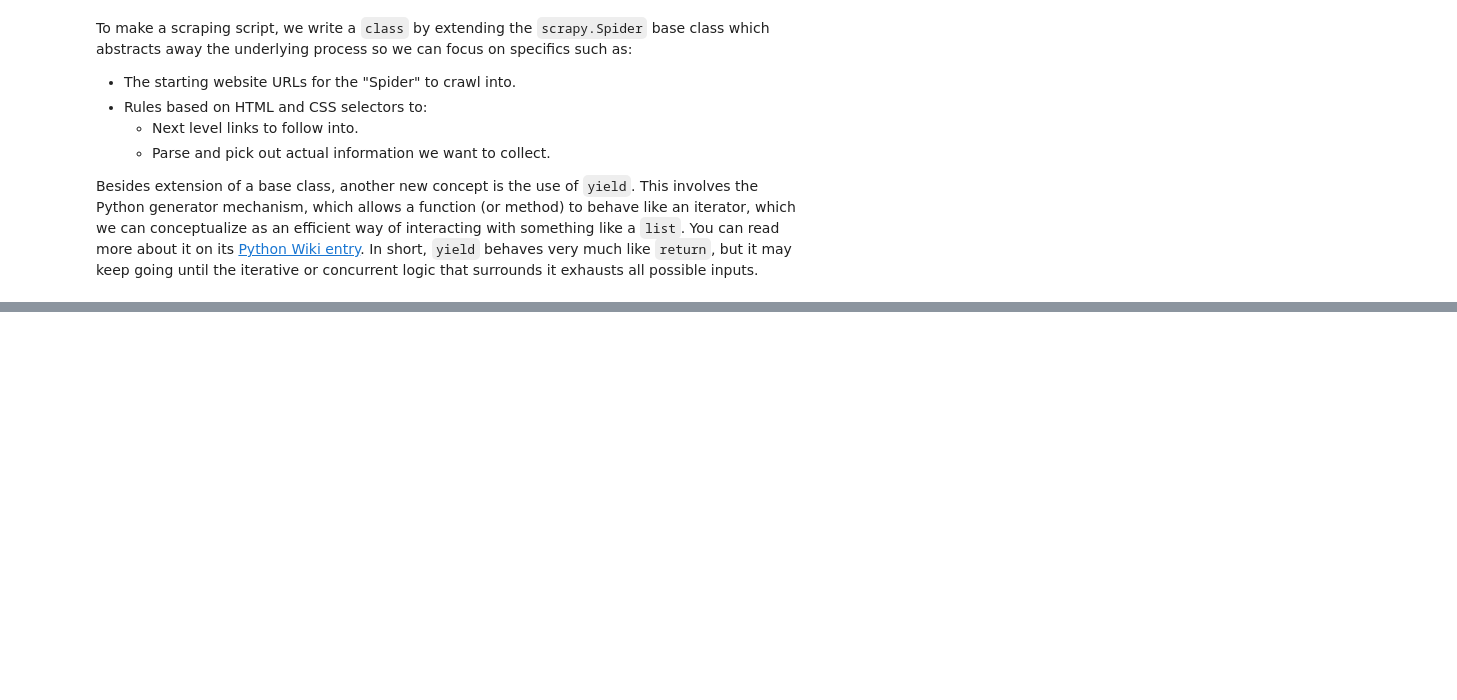
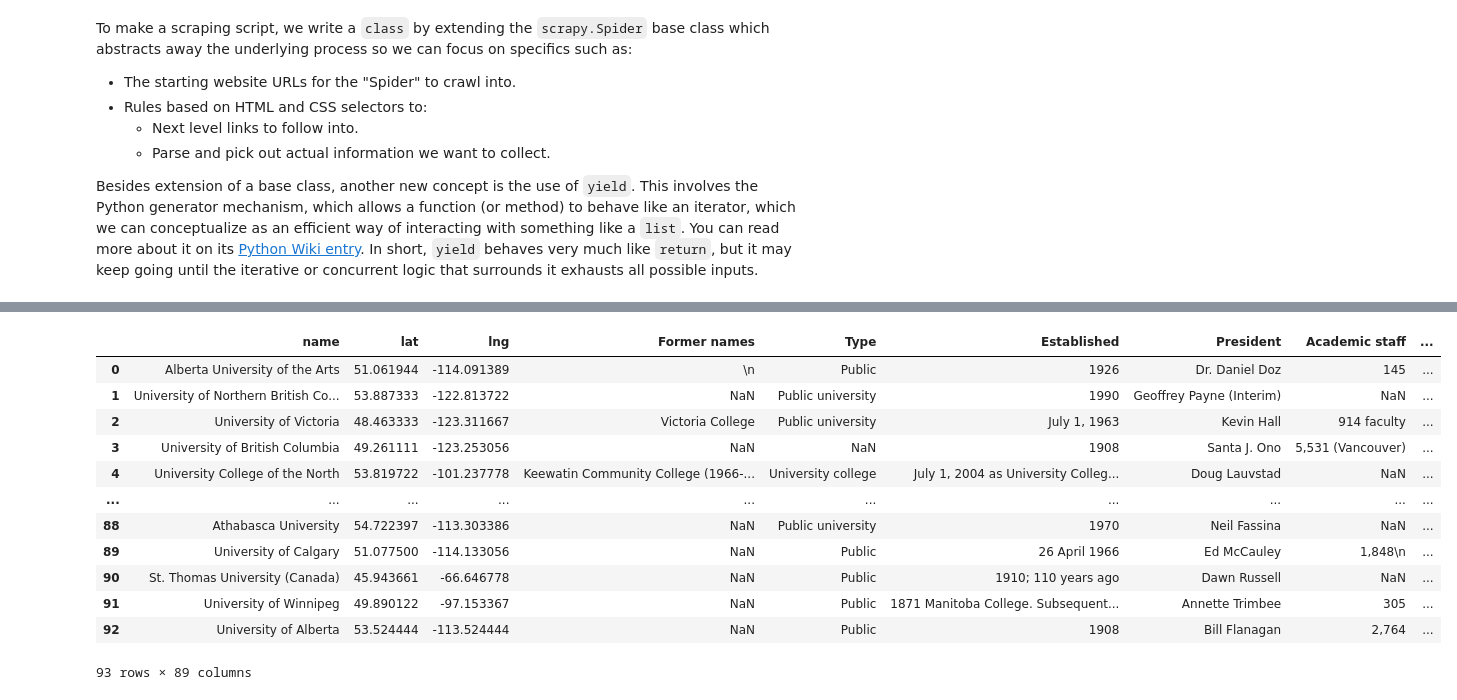
Before and after one commit to EQWorks/python-curriculum, a Jupyter notebook: data-analysis/05-obtain-internet-resources/notebook.ipynb, the cells around one changed output, grey strips where cells are left out. Drawn from its saved outputs; the diff is of its cells as text; code cells hidden in the pictures; blank space fills up the shorter version.

```diff
--- a/data-analysis/05-obtain-internet-resources/notebook.ipynb
+++ b/data-analysis/05-obtain-internet-resources/notebook.ipynb
@@ -97,0 +96,35 @@ df
+# %%
+# convert DMS (Degrees-Minutes-Seconds) format to pure numerical decimal point format
+# decimal = (degrees + minutes / 60 + seconds  / (60 * 60) * (-1 if S or W else 1)
+def decimal_coord(dms):
+    try:
+        degs, parts = dms.split('°')
+        mins, parts = parts.split('′')
+        try:
+            secs, sign = parts.split('″')
+        except:
+            sign = parts
+        sign = -1 if sign in ['S', 'W'] else 1
+        return (float(degs) + float(mins) / 60 + float(secs) / (60 * 60)) * sign
+    except:
+        return 0
+
+
+# apply the mutation to the DataFrame
+df['lat'] = df['lat'].map(decimal_coord)
+df['lng'] = df['lng'].map(decimal_coord)
+df
+# %% [output]
+|  | name | lat | lng | Former names | Type | Established | President | Academic staff | ... |
+| 0 | Alberta University of the Arts | 51.061944 | -114.091389 | \n | Public | 1926 | Dr. Daniel Doz | 145 | ... |
+| 1 | University of Northern British Co... | 53.887333 | -122.813722 | NaN | Public university | 1990 | Geoffrey Payne (Interim) | NaN | ... |
+| 2 | University of Victoria | 48.463333 | -123.311667 | Victoria College | Public university | July 1, 1963 | Kevin Hall | 914 faculty | ... |
+| 3 | University of British Columbia | 49.261111 | -123.253056 | NaN | NaN | 1908 | Santa J. Ono | 5,531 (Vancouver) | ... |
+| 4 | University College of the North | 53.819722 | -101.237778 | Keewatin Community College (1966-... | University college | July 1, 2004 as University Colleg... | Doug Lauvstad | NaN | ... |
+| ... | ... | ... | ... | ... | ... | ... | ... | ... | ... |
+| 88 | Athabasca University | 54.722397 | -113.303386 | NaN | Public university | 1970 | Neil Fassina | NaN | ... |
+| 89 | University of Calgary | 51.077500 | -114.133056 | NaN | Public | 26 April 1966 | Ed McCauley | 1,848\n | ... |
+| 90 | St. Thomas University (Canada) | 45.943661 | -66.646778 | NaN | Public | 1910; 110 years ago | Dawn Russell | NaN | ... |
+| 91 | University of Winnipeg | 49.890122 | -97.153367 | NaN | Public | 1871 Manitoba College. Subsequent... | Annette Trimbee | 305 | ... |
+| 92 | University of Alberta | 53.524444 | -113.524444 | NaN | Public | 1908 | Bill Flanagan | 2,764 | ... |
+93 rows × 89 columns
```
Also changed, not shown: parts of 4 cells of this notebook.
